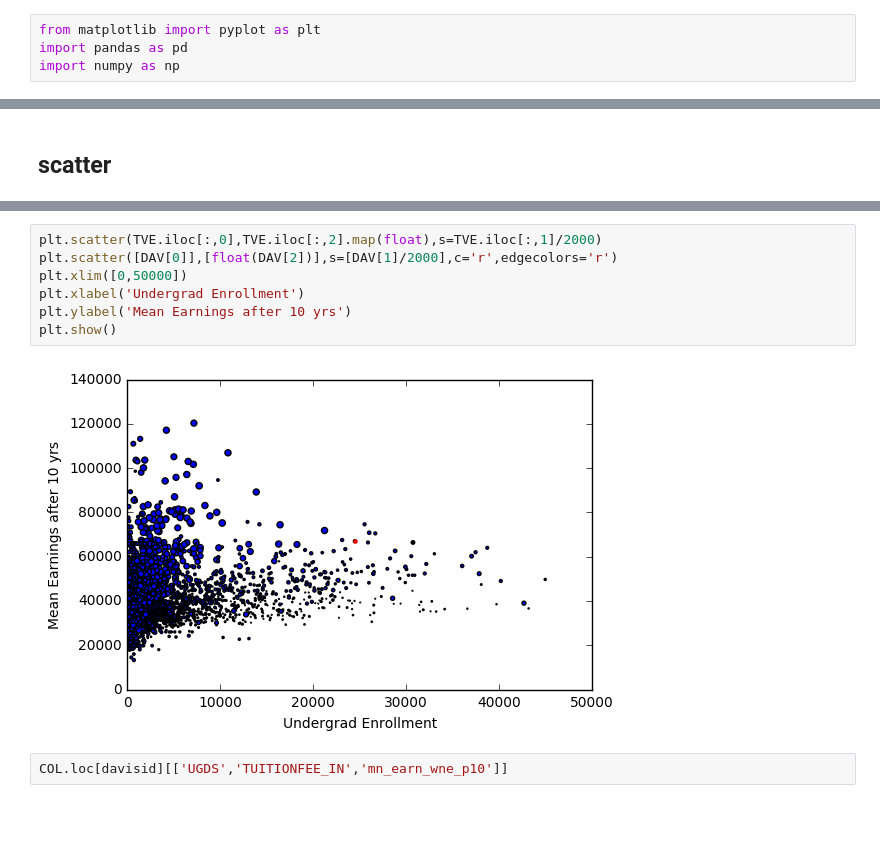
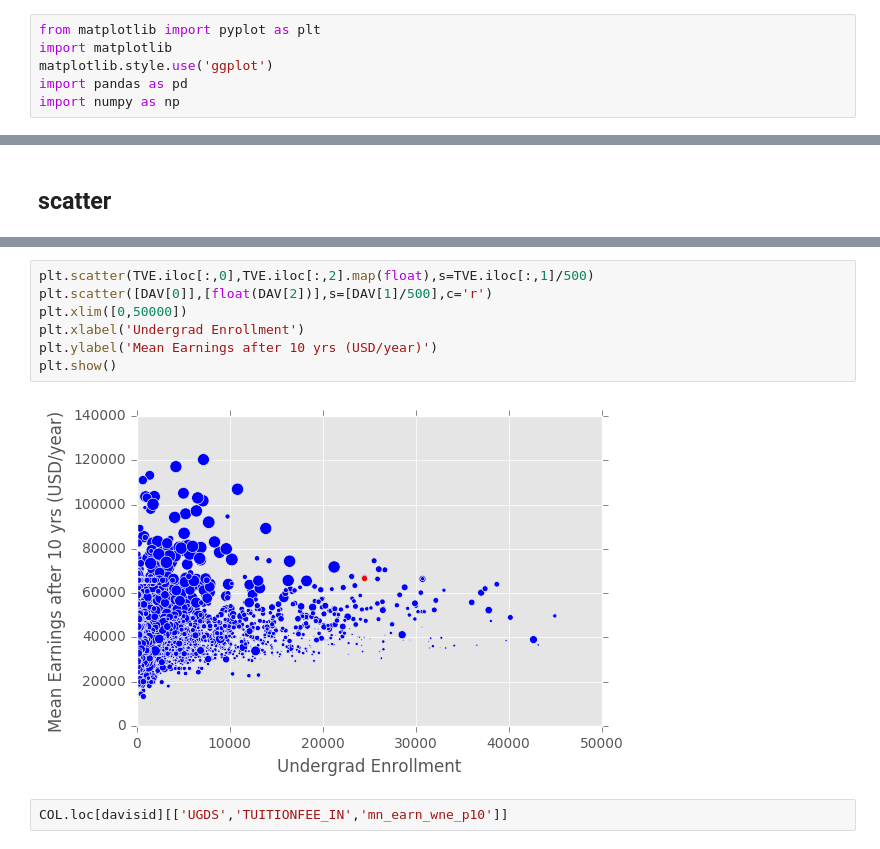
Before and after one commit to jsharpna/jsharpna.github.old, a Jupyter notebook: 141B/code/Matplotlib.ipynb, the cells around one changed output, grey strips where cells are left out. Drawn from its saved outputs; the diff is of its cells as text; blank space fills up the shorter version.

```diff
--- a/141B/code/Matplotlib.ipynb
+++ b/141B/code/Matplotlib.ipynb
@@ -1,5 +1,7 @@
 # %%
 from matplotlib import pyplot as plt
+import matplotlib
+matplotlib.style.use('ggplot')
 import pandas as pd
 import numpy as np
 # %%
@@ -157,12 +163,12 @@ plt.show()
 # %%
-plt.scatter(TVE.iloc[:,0],TVE.iloc[:,2].map(float),s=TVE.iloc[:,1]/2000)
-plt.scatter([DAV[0]],[float(DAV[2])],s=[DAV[1]/2000],c='r',edgecolors='r')
+plt.scatter(TVE.iloc[:,0],TVE.iloc[:,2].map(float),s=TVE.iloc[:,1]/500)
+plt.scatter([DAV[0]],[float(DAV[2])],s=[DAV[1]/500],c='r')
 plt.xlim([0,50000])
 plt.xlabel('Undergrad Enrollment')
-plt.ylabel('Mean Earnings after 10 yrs')
+plt.ylabel('Mean Earnings after 10 yrs (USD/year)')
 plt.show()
 # %% [output]
-[figure, old version]
+[figure, new version]
 # %%
 COL.loc[davisid][['UGDS','TUITIONFEE_IN','mn_earn_wne_p10']]
 # %% [output]
```
Also changed, not shown: parts of 20 cells of this notebook, 2 other files.
